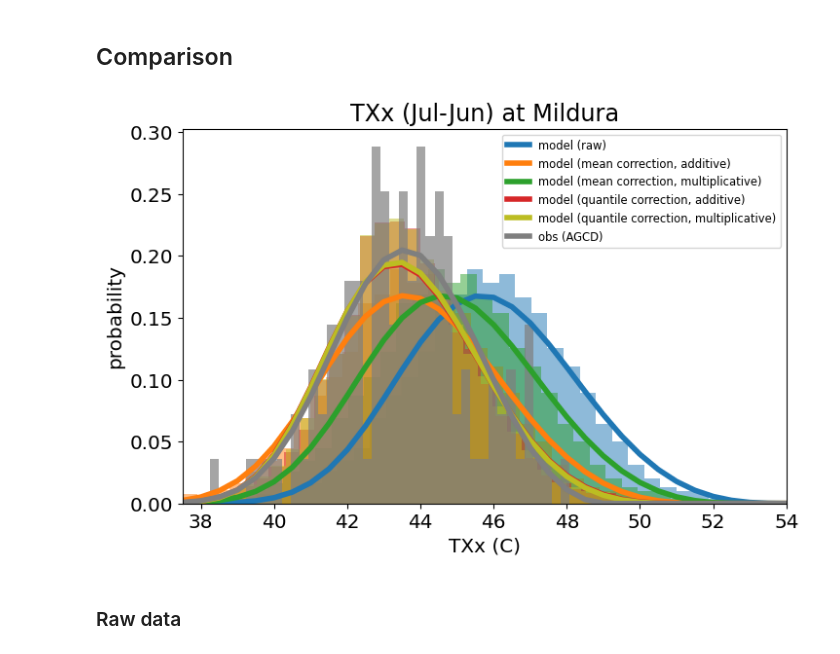
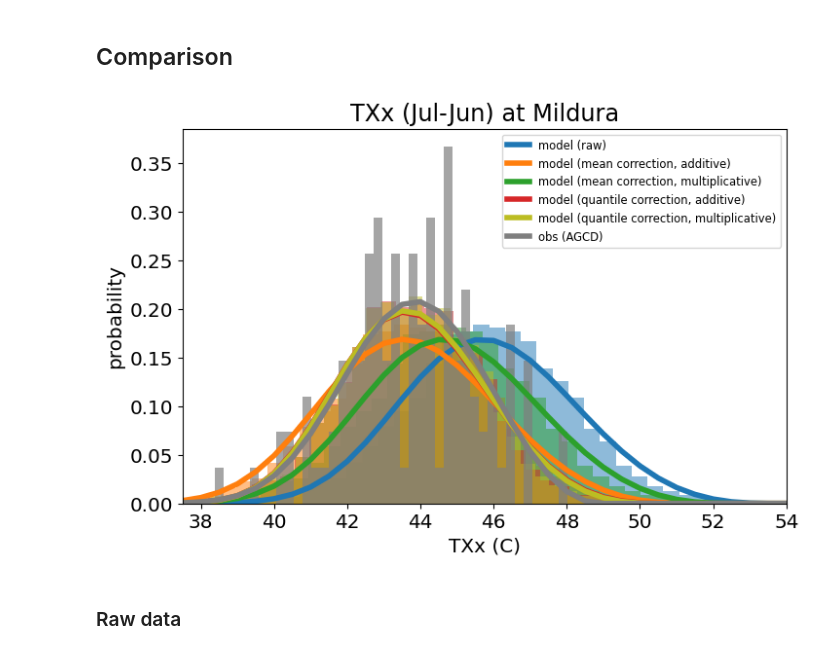
Before and after one commit to AusClimateService/unseen-projects, a Jupyter notebook: project-bias/scoping.ipynb, the cells around one changed output. Drawn from its saved outputs; the diff is of its cells as text; code cells hidden in the pictures.

```diff
--- a/project-bias/scoping.ipynb
+++ b/project-bias/scoping.ipynb
@@ -276,5 +312,5 @@ af_add = vget_smooth_adjustment_factor(
     af_cubic_fit=bias_quantile_add_cubic_fit,
 )
 # %%
-da_model_bc_quantile_add = da_model_stacked - af_add
+da_model_detrended_bc_quantile_add = da_model_detrended_stacked - af_add
 # %%
@@ -295,15 +331,15 @@ Scale parameter: 1.95
 #    adjustment_factors=bias_quantile_mulc,
 #)
 af_mulc = vget_smooth_adjustment_factor(
-    da_model_stacked.values,
-    data=da_model_stacked.values,
+    da_model_detrended_stacked.values,
+    data=da_model_detrended_stacked.values,
     af_cubic_fit=bias_quantile_mulc_cubic_fit,
 )
 # %%
-da_model_bc_quantile_mulc = da_model_stacked / af_mulc
+da_model_detrended_bc_quantile_mulc = da_model_detrended_stacked / af_mulc
 # %%
-gev_shape_model_bc_quantile_mulc, gev_loc_model_bc_quantile_mulc, gev_scale_model_bc_quantile_mulc = eva.fit_gev(da_model_bc_quantile_mulc.values)
-print(f'Shape parameter: {gev_shape_model_bc_quantile_mulc:.2f}')
-print(f'Location parameter: {gev_loc_model_bc_quantile_mulc:.2f}')
-print(f'Scale parameter: {gev_scale_model_bc_quantile_mulc:.2f}')
+gev_shape_model_detrended_bc_quantile_mulc, gev_loc_model_detrended_bc_quantile_mulc, gev_scale_model_detrended_bc_quantile_mulc = eva.fit_gev(da_model_detrended_bc_quantile_mulc.values)
+print(f'Shape parameter: {gev_shape_model_detrended_bc_quantile_mulc:.2f}')
+print(f'Location parameter: {gev_loc_model_detrended_bc_quantile_mulc:.2f}')
+print(f'Scale parameter: {gev_scale_model_detrended_bc_quantile_mulc:.2f}')
 # %% [output]
@@ -331,83 +367,83 @@ def fidelity_tests(da_target):
 fig, ax = plt.subplots(figsize=[8, 5])
 gev_xvals = np.arange(30, 65, 0.5)
 
-da_model_stacked.plot.hist(bins=40, density=True, color='tab:blue', alpha=0.5)
-gev_pdf_model = gev.pdf(gev_xvals, gev_shape_model, gev_loc_model, gev_scale_model)
-plt.plot(gev_xvals, gev_pdf_model, color='tab:blue', linewidth=4.0, label='model (raw)')
+da_model_detrended_stacked.plot.hist(bins=40, density=True, color='tab:blue', alpha=0.5)
+gev_pdf_model_detrended = gev.pdf(gev_xvals, gev_shape_model_detrended, gev_loc_model_detrended, gev_scale_model_detrended)
+plt.plot(gev_xvals, gev_pdf_model_detrended, color='tab:blue', linewidth=4.0, label='model (raw)')
 
-da_model_bc_mean_add_stacked.plot.hist(bins=40, density=True, color='tab:orange', alpha=0.5)
-gev_pdf_model_bc_mean_add = gev.pdf(
+da_model_detrended_bc_mean_add_stacked.plot.hist(bins=40, density=True, color='tab:orange', alpha=0.5)
+gev_pdf_model_detrended_bc_mean_add = gev.pdf(
     gev_xvals,
-    gev_shape_model_bc_mean_add,
-    gev_loc_model_bc_mean_add,
-    gev_scale_model_bc_mean_add
+    gev_shape_model_detrended_bc_mean_add,
+    gev_loc_model_detrended_bc_mean_add,
+    gev_scale_model_detrended_bc_mean_add
 )
 plt.plot(
     gev_xvals,
-    gev_pdf_model_bc_mean_add,
+    gev_pdf_model_detrended_bc_mean_add,
     color='tab:orange',
     linewidth=4.0,
     label='model (mean correction, additive)'
 )
 
-da_model_bc_mean_mulc_stacked.plot.hist(bins=40, density=True, color='tab:green', alpha=0.5)
-gev_pdf_model_bc_mean_mulc = gev.pdf(
+da_model_detrended_bc_mean_mulc_stacked.plot.hist(bins=40, density=True, color='tab:green', alpha=0.5)
+gev_pdf_model_detrended_bc_mean_mulc = gev.pdf(
     gev_xvals,
-    gev_shape_model_bc_mean_mulc,
-    gev_loc_model_bc_mean_mulc,
-    gev_scale_model_bc_mean_mulc
+    gev_shape_model_detrended_bc_mean_mulc,
+    gev_loc_model_detrended_bc_mean_mulc,
+    gev_scale_model_detrended_bc_mean_mulc
 )
 plt.plot(
     gev_xvals,
-    gev_pdf_model_bc_mean_mulc,
+    gev_pdf_model_detrended_bc_mean_mulc,
     color='tab:green',
     linewidth=4.0,
     label='model (mean correction, multiplicative)'
 )
 
-da_model_bc_quantile_add.plot.hist(bins=40, density=True, color='tab:red', alpha=0.5)
-gev_pdf_model_bc_quantile_add = gev.pdf(
+da_model_detrended_bc_quantile_add.plot.hist(bins=40, density=True, color='tab:red', alpha=0.5)
+gev_pdf_model_detrended_bc_quantile_add = gev.pdf(
     gev_xvals,
-    gev_shape_model_bc_quantile_add,
-    gev_loc_model_bc_quantile_add,
-    gev_scale_model_bc_quantile_add
+    gev_shape_model_detrended_bc_quantile_add,
+    gev_loc_model_detrended_bc_quantile_add,
+    gev_scale_model_detrended_bc_quantile_add
 )
 plt.plot(
     gev_xvals,
-    gev_pdf_model_bc_quantile_add,
+    gev_pdf_model_detrended_bc_quantile_add,
     color='tab:red',
     linewidth=4.0,
     label='model (quantile correction, additive)'
 )
 
-da_model_bc_quantile_mulc.plot.hist(bins=40, density=True, color='tab:olive', alpha=0.5)
-gev_pdf_model_bc_quantile_mulc = gev.pdf(
+da_model_detrended_bc_quantile_mulc.plot.hist(bins=40, density=True, color='tab:olive', alpha=0.5)
+gev_pdf_model_detrended_bc_quantile_mulc = gev.pdf(
     gev_xvals,
-    gev_shape_model_bc_quantile_mulc,
-    gev_loc_model_bc_quantile_mulc,
-    gev_scale_model_bc_quantile_mulc
+    gev_shape_model_detrended_bc_quantile_mulc,
+    gev_loc_model_detrended_bc_quantile_mulc,
+    gev_scale_model_detrended_bc_quantile_mulc
 )
 plt.plot(
     gev_xvals,
-    gev_pdf_model_bc_quantile_mulc,
+    gev_pdf_model_detrended_bc_quantile_mulc,
     color='tab:olive',
     linewidth=4.0,
     label='model (quantile correction, multiplicative)'
 )
 
-da_obs.plot.hist(bins=40, density=True, color='tab:gray', alpha=0.7)
-gev_pdf_obs = gev.pdf(gev_xvals, gev_shape_obs, gev_loc_obs, gev_scale_obs)
-plt.plot(gev_xvals, gev_pdf_obs, color='tab:gray', linewidth=4.0, label='obs (AGCD)')
+da_obs_detrended.plot.hist(bins=40, density=True, color='tab:gray', alpha=0.7)
+gev_pdf_obs_detrended = gev.pdf(gev_xvals, gev_shape_obs_detrended, gev_loc_obs_detrended, gev_scale_obs_detrended)
+plt.plot(gev_xvals, gev_pdf_obs_detrended, color='tab:gray', linewidth=4.0, label='obs (AGCD)')
 
 plt.xlabel('TXx (C)')
 plt.ylabel('probability')
 plt.title(f'TXx (Jul-Jun) at Mildura')
 plt.xlim(37.5, 54)
 plt.legend(fontsize='small')
 plt.savefig('txx_mildura_gevs.png', bbox_inches='tight', facecolor='white')
 plt.show()
 # %% [output]
-[figure, old version]
+[figure, new version]
 # %% [markdown]
 ### Raw data
 # %%
```
Also changed, not shown: parts of 42 cells of this notebook.
